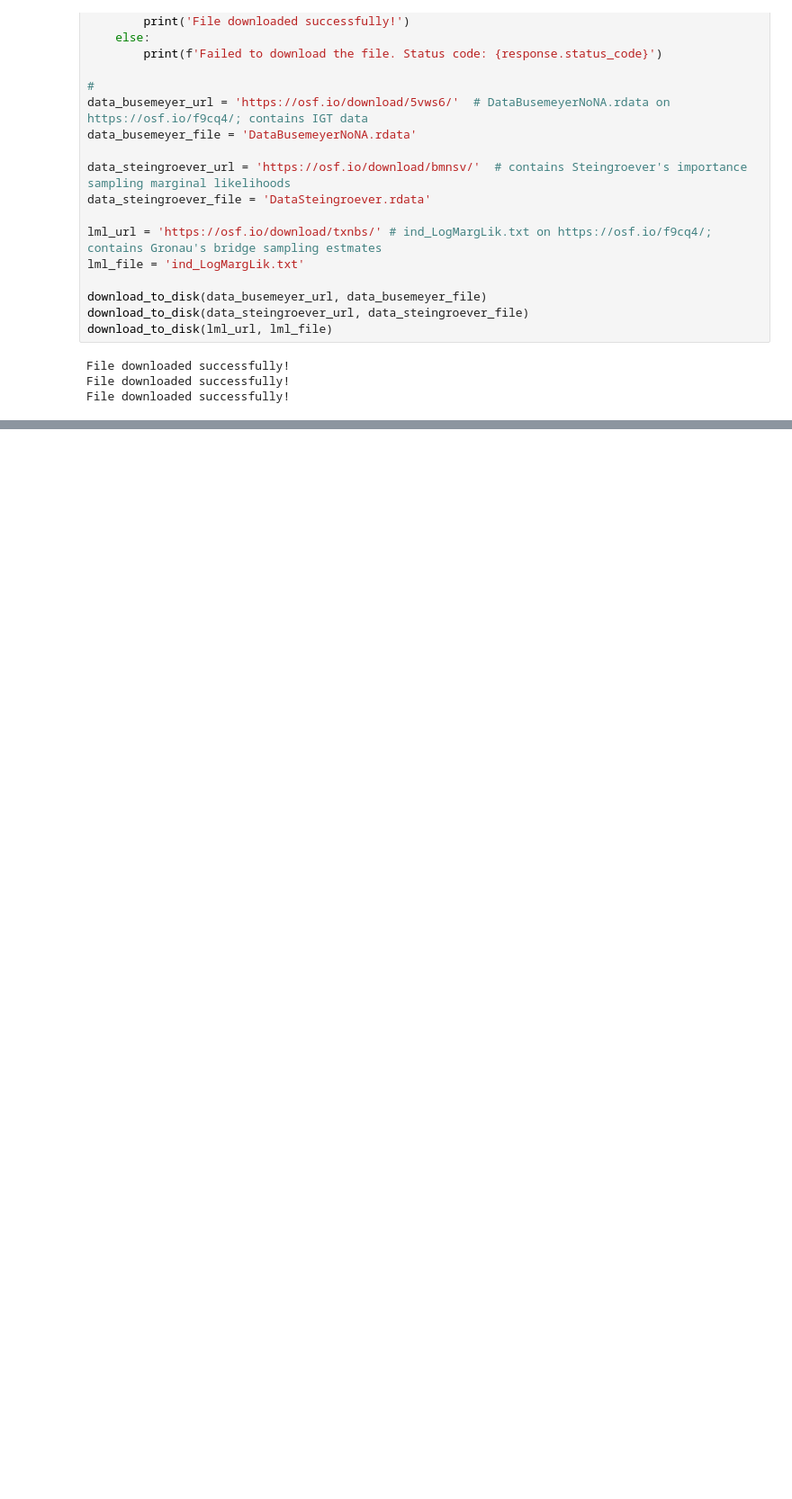
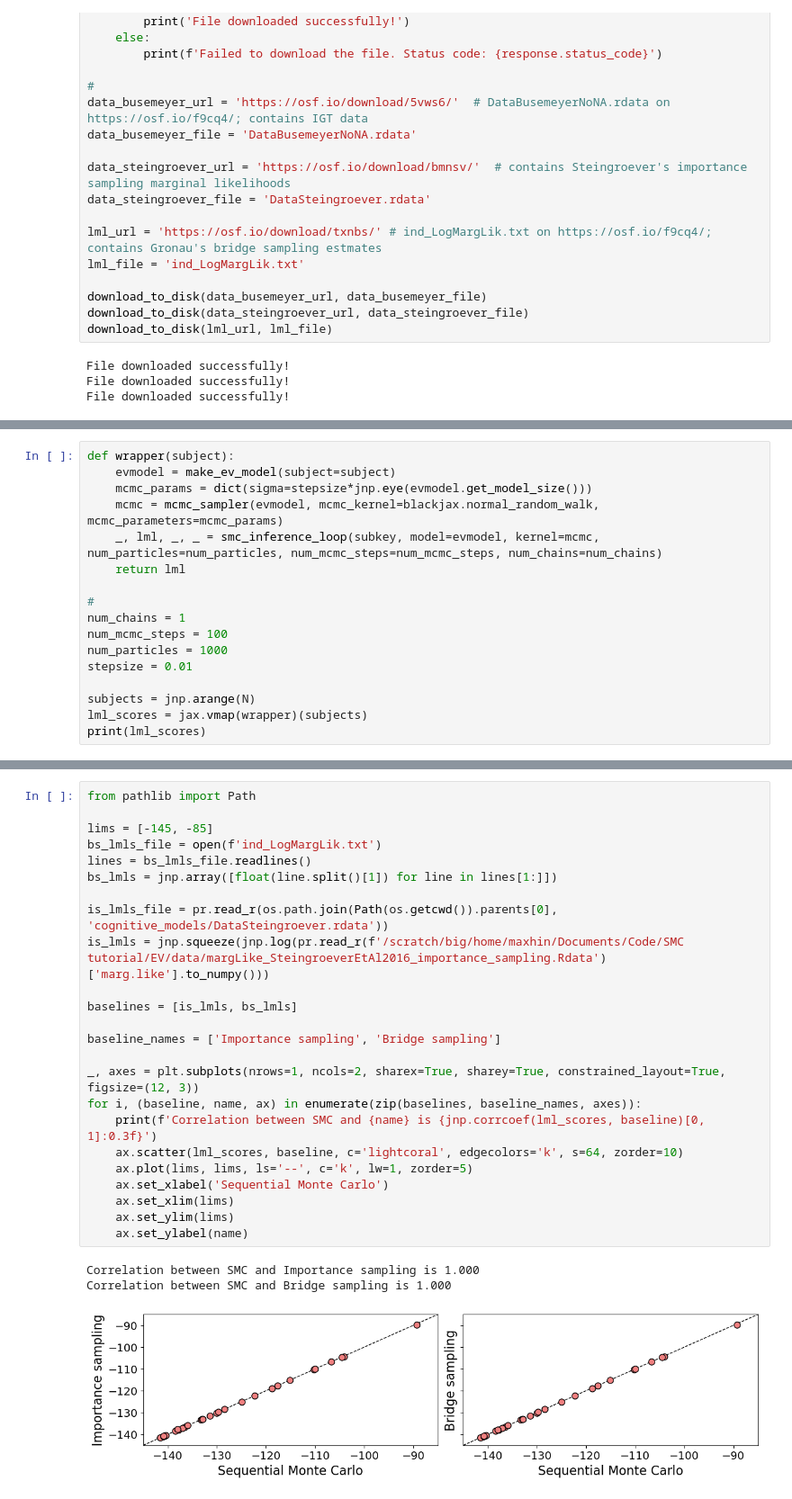
Before and after one commit to UncertaintyInComplexSystems/bamojax, a Jupyter notebook: bamojax/examples/cognitive_models/expectance_valence.ipynb, the cells around one changed output, grey strips where cells are left out. Shown at 90% size. Drawn from its saved outputs; the diff is of its cells as text; blank space fills up the shorter version.

```diff
--- a/bamojax/examples/cognitive_models/expectance_valence.ipynb
+++ b/bamojax/examples/cognitive_models/expectance_valence.ipynb
@@ -204,0 +196,17 @@ print(jnp.sum(dx.Categorical(probs=probs).log_prob(value=x)))
+# %%
+def wrapper(subject):
+    evmodel = make_ev_model(subject=subject)
+    mcmc_params = dict(sigma=stepsize*jnp.eye(evmodel.get_model_size()))
+    mcmc = mcmc_sampler(evmodel, mcmc_kernel=blackjax.normal_random_walk, mcmc_parameters=mcmc_params)
+    _, lml, _, _ = smc_inference_loop(subkey, model=evmodel, kernel=mcmc, num_particles=num_particles, num_mcmc_steps=num_mcmc_steps, num_chains=num_chains)
+    return lml
+
+#
+num_chains = 1
+num_mcmc_steps = 100
+num_particles = 1000
+stepsize = 0.01
+
+subjects = jnp.arange(N)
+lml_scores = jax.vmap(wrapper)(subjects)
+print(lml_scores)
@@ -204,0 +220,28 @@ print(jnp.sum(dx.Categorical(probs=probs).log_prob(value=x)))
+# %%
+from pathlib import Path
+
+lims = [-145, -85]
+bs_lmls_file = open(f'ind_LogMargLik.txt')
+lines = bs_lmls_file.readlines()
+bs_lmls = jnp.array([float(line.split()[1]) for line in lines[1:]])
+
+is_lmls_file = pr.read_r(os.path.join(Path(os.getcwd()).parents[0], 'cognitive_models/DataSteingroever.rdata'))
+is_lmls = jnp.squeeze(jnp.log(pr.read_r(f'/scratch/big/home/maxhin/Documents/Code/SMC tutorial/EV/data/margLike_SteingroeverEtAl2016_importance_sampling.Rdata')['marg.like'].to_numpy()))
+
+baselines = [is_lmls, bs_lmls]
+
+baseline_names = ['Importance sampling', 'Bridge sampling']
+
+_, axes = plt.subplots(nrows=1, ncols=2, sharex=True, sharey=True, constrained_layout=True, figsize=(12, 3))
+for i, (baseline, name, ax) in enumerate(zip(baselines, baseline_names, axes)):
+    print(f'Correlation between SMC and {name} is {jnp.corrcoef(lml_scores, baseline)[0, 1]:0.3f}')
+    ax.scatter(lml_scores, baseline, c='lightcoral', edgecolors='k', s=64, zorder=10)
+    ax.plot(lims, lims, ls='--', c='k', lw=1, zorder=5)
+    ax.set_xlabel('Sequential Monte Carlo')
+    ax.set_xlim(lims)
+    ax.set_ylim(lims)
+    ax.set_ylabel(name)
+# %% [output]
+Correlation between SMC and Importance sampling is 1.000
+Correlation between SMC and Bridge sampling is 1.000
+[figure, added]
```
Also changed, not shown: parts of 10 cells of this notebook, 3 other files.
